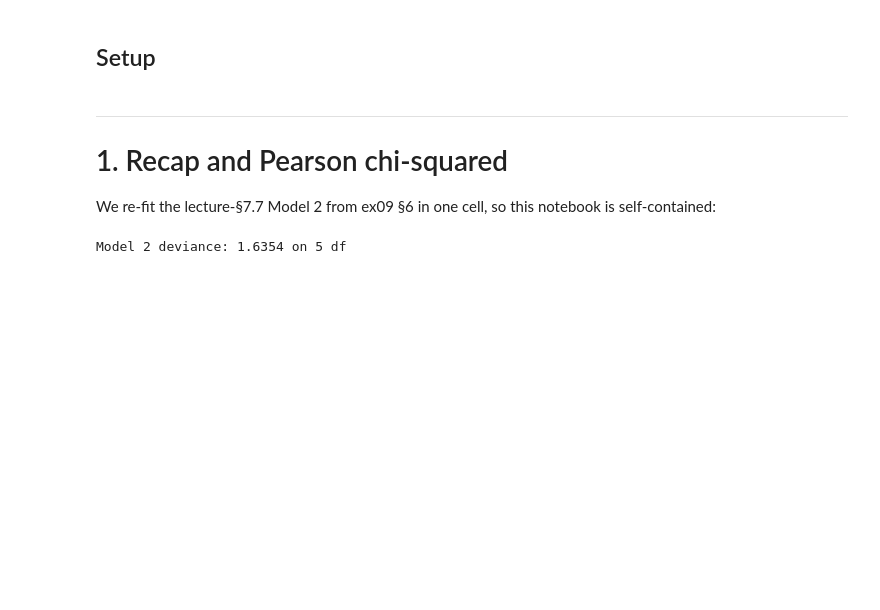
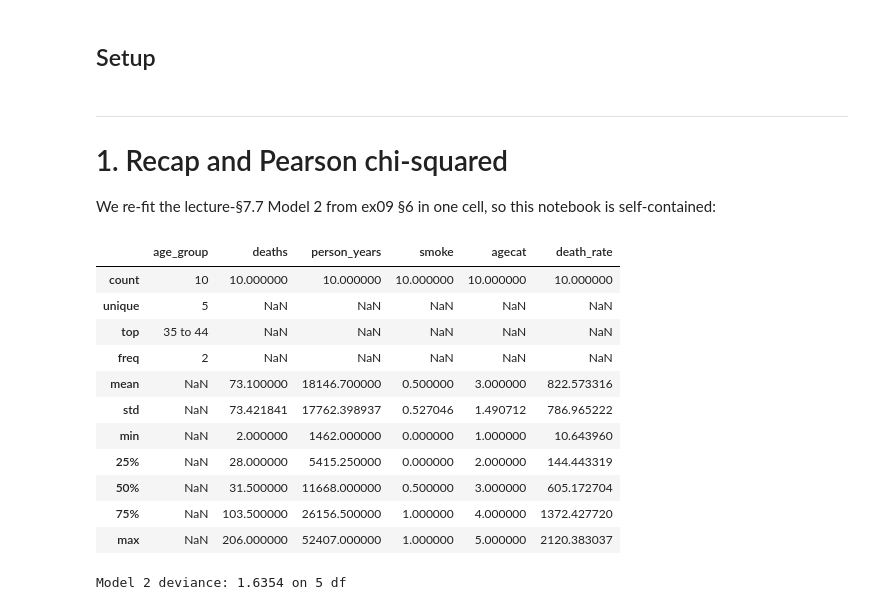
Before and after one commit to francji1/01ZLMA, a Jupyter notebook: code/01ZLMA_ex10_Poisson_Diagnostics_Overdispersion.ipynb, the cells around one changed output. Drawn from its saved outputs; the diff is of its cells as text; code cells hidden in the pictures; blank space fills up the shorter version.

```diff
--- a/code/01ZLMA_ex10_Poisson_Diagnostics_Overdispersion.ipynb
+++ b/code/01ZLMA_ex10_Poisson_Diagnostics_Overdispersion.ipynb
@@ -117,6 +117,21 @@ crabs = load_csv("crabs.csv")
 # 1. Recap and Pearson chi-squared <a id="1-recap-pearson"></a>
 
 We re-fit the lecture-§7.7 Model 2 from ex09 §6 in one cell, so this notebook is self-contained:
+# %%
+smoke.describe(include='all')
+# %% [output]
+|  | age_group | deaths | person_years | smoke | agecat | death_rate |
+| count | 10 | 10.000000 | 10.000000 | 10.000000 | 10.000000 | 10.000000 |
+| unique | 5 | NaN | NaN | NaN | NaN | NaN |
+| top | 35 to 44 | NaN | NaN | NaN | NaN | NaN |
+| freq | 2 | NaN | NaN | NaN | NaN | NaN |
+| mean | NaN | 73.100000 | 18146.700000 | 0.500000 | 3.000000 | 822.573316 |
+| std | NaN | 73.421841 | 17762.398937 | 0.527046 | 1.490712 | 786.965222 |
+| min | NaN | 2.000000 | 1462.000000 | 0.000000 | 1.000000 | 10.643960 |
+| 25% | NaN | 28.000000 | 5415.250000 | 0.000000 | 2.000000 | 144.443319 |
+| 50% | NaN | 31.500000 | 11668.000000 | 0.500000 | 3.000000 | 605.172704 |
+| 75% | NaN | 103.500000 | 26156.500000 | 1.000000 | 4.000000 | 1372.427720 |
+| max | NaN | 206.000000 | 52407.000000 | 1.000000 | 5.000000 | 2120.383037 |
 # %%
 offset_smoke = np.log(smoke["person_years"])
 M2 = smf.glm("deaths ~ smoke + agecat + I(agecat**2) + smoke:agecat",
```
Also changed, not shown: parts of 4 cells of this notebook.
